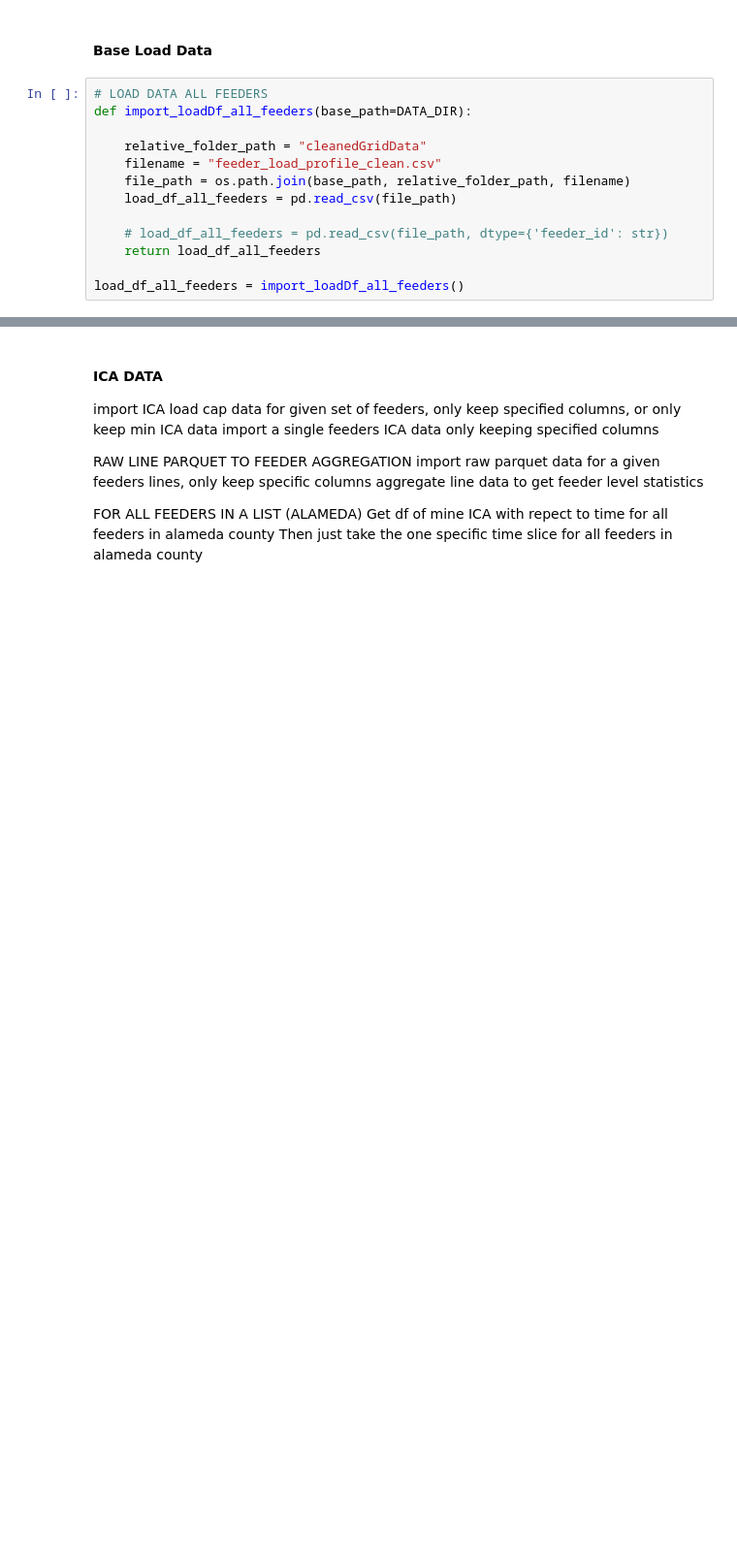
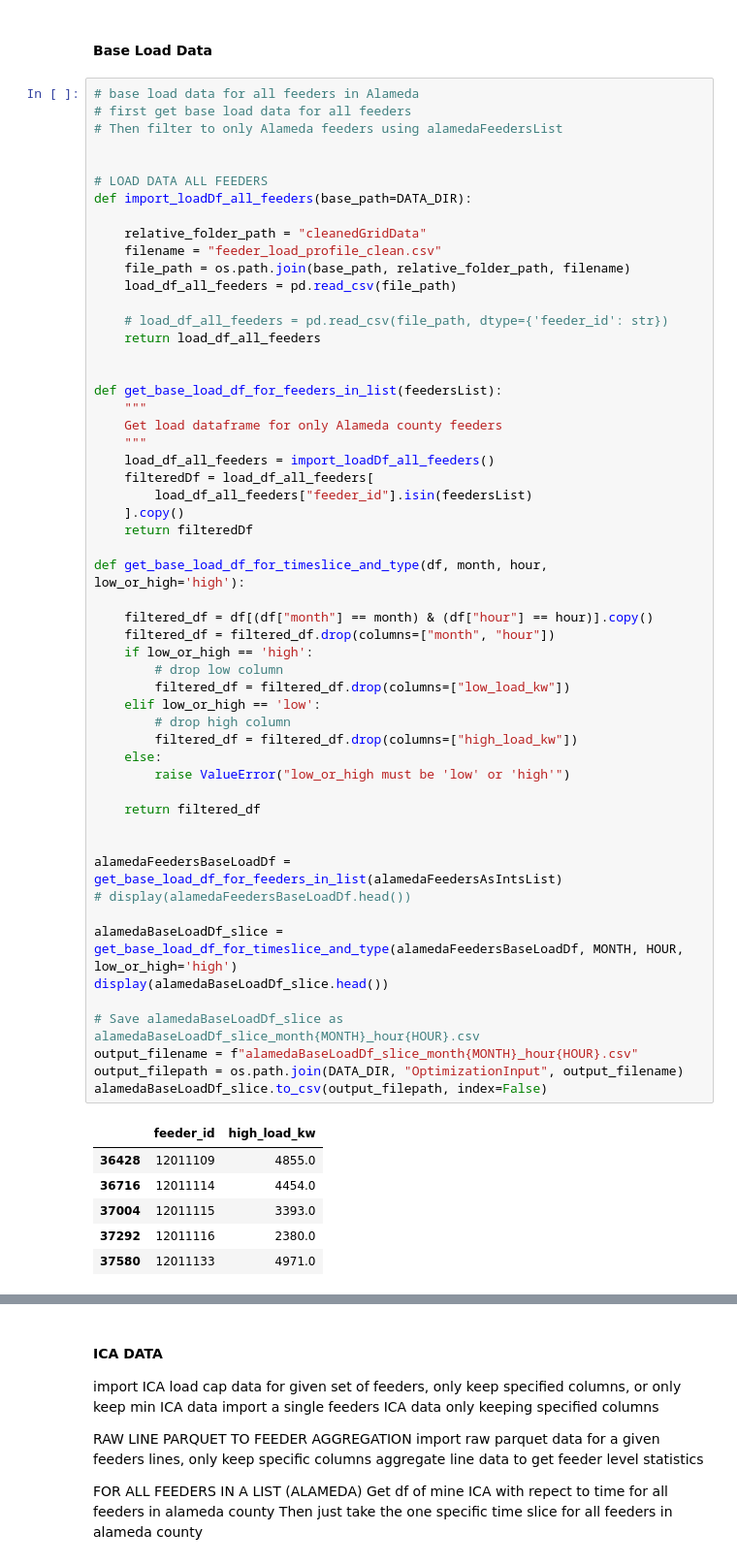
Before and after one commit to lazlop/OptimalChargerPlacement, a Jupyter notebook: notebooks/GridStressAnalysisAlameda.ipynb, the cells around one changed output, grey strips where cells are left out. Shown at 97% size. Cells and saved outputs as stored; diff of their text form; blank space fills up the shorter version.

```diff
--- a/notebooks/GridStressAnalysisAlameda.ipynb
+++ b/notebooks/GridStressAnalysisAlameda.ipynb
@@ -244,15 +391,63 @@ ev_growth_df = get_clean_EV_growth_df(year1='2035', chargerType1='all', scenario
 # %% [markdown]
 #### Base Load Data
 # %%
+# base load data for all feeders in Alameda
+# first get base load data for all feeders
+# Then filter to only Alameda feeders using alamedaFeedersList
+
+
 # LOAD DATA ALL FEEDERS
 def import_loadDf_all_feeders(base_path=DATA_DIR):
 
     relative_folder_path = "cleanedGridData"
     filename = "feeder_load_profile_clean.csv"
     file_path = os.path.join(base_path, relative_folder_path, filename)
     load_df_all_feeders = pd.read_csv(file_path)
 
     # load_df_all_feeders = pd.read_csv(file_path, dtype={'feeder_id': str})
     return load_df_all_feeders
 
-load_df_all_feeders = import_loadDf_all_feeders()
+
+def get_base_load_df_for_feeders_in_list(feedersList):
+    """
+    Get load dataframe for only Alameda county feeders
+    """
+    load_df_all_feeders = import_loadDf_all_feeders()
+    filteredDf = load_df_all_feeders[
+        load_df_all_feeders["feeder_id"].isin(feedersList)
+    ].copy()
+    return filteredDf
+
+def get_base_load_df_for_timeslice_and_type(df, month, hour, low_or_high='high'):
+
+    filtered_df = df[(df["month"] == month) & (df["hour"] == hour)].copy()
+    filtered_df = filtered_df.drop(columns=["month", "hour"])
+    if low_or_high == 'high':
+        # drop low column
+        filtered_df = filtered_df.drop(columns=["low_load_kw"])
+    elif low_or_high == 'low':
+        # drop high column
+        filtered_df = filtered_df.drop(columns=["high_load_kw"])
+    else:
+        raise ValueError("low_or_high must be 'low' or 'high'")
+
+    return filtered_df
+
+
+alamedaFeedersBaseLoadDf = get_base_load_df_for_feeders_in_list(alamedaFeedersAsIntsList)
+# display(alamedaFeedersBaseLoadDf.head())
+
+alamedaBaseLoadDf_slice = get_base_load_df_for_timeslice_and_type(alamedaFeedersBaseLoadDf, MONTH, HOUR, low_or_high='high')
+display(alamedaBaseLoadDf_slice.head())
+
+# Save alamedaBaseLoadDf_slice as alamedaBaseLoadDf_slice_month{MONTH}_hour{HOUR}.csv
+output_filename = f"alamedaBaseLoadDf_slice_month{MONTH}_hour{HOUR}.csv"
+output_filepath = os.path.join(DATA_DIR, "OptimizationInput", output_filename)
+alamedaBaseLoadDf_slice.to_csv(output_filepath, index=False)
+# %% [output]
+|  | feeder_id | high_load_kw |
+| 36428 | 12011109 | 4855.0 |
+| 36716 | 12011114 | 4454.0 |
+| 37004 | 12011115 | 3393.0 |
+| 37292 | 12011116 | 2380.0 |
+| 37580 | 12011133 | 4971.0 |
```
Also changed, not shown: parts of 21 cells of this notebook.
